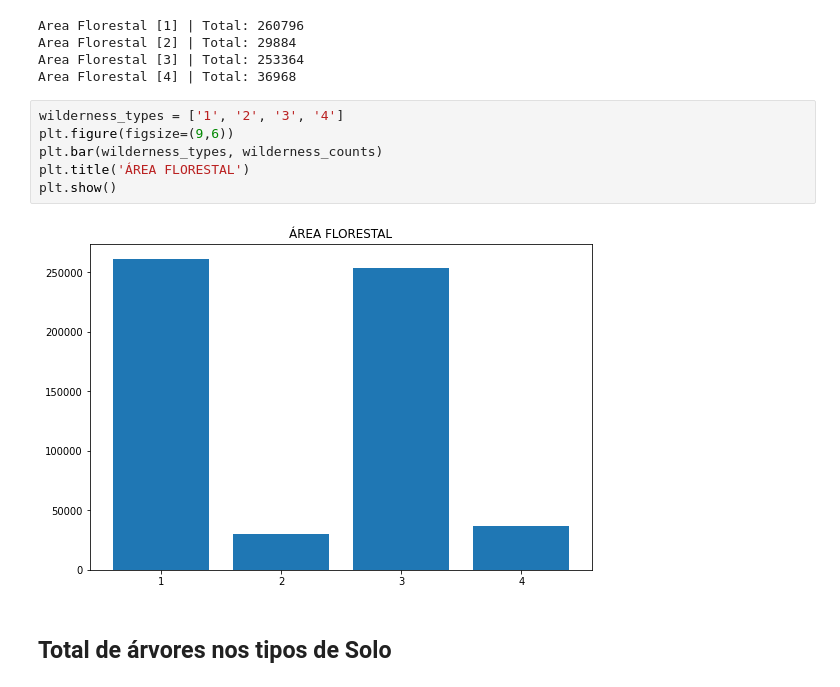
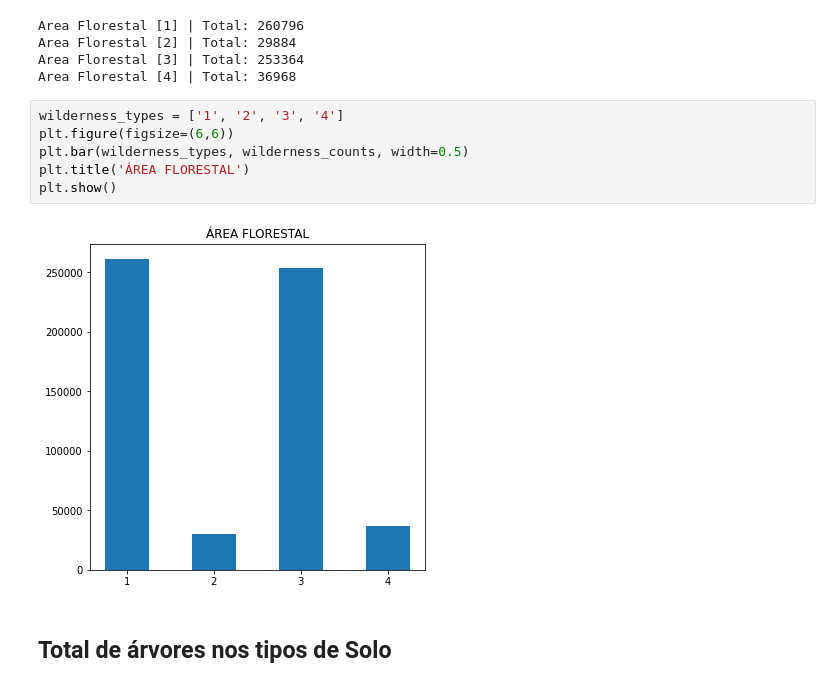
Before and after one commit to AllanHigorLP/Atividade_avaliativa-2.2-RNA, a Jupyter notebook: PP_2_2_1_Conhecendo_o_Conjunto_de_Dados.ipynb, the cells around one changed output. Saved outputs shown, nothing was run; the diff lists cells and outputs as text.

```diff
--- a/PP_2_2_1_Conhecendo_o_Conjunto_de_Dados.ipynb
+++ b/PP_2_2_1_Conhecendo_o_Conjunto_de_Dados.ipynb
@@ -350,12 +350,12 @@ Area Florestal [3] | Total: 253364
 Area Florestal [4] | Total: 36968
 # %%
 wilderness_types = ['1', '2', '3', '4']
-plt.figure(figsize=(9,6))
-plt.bar(wilderness_types, wilderness_counts)
+plt.figure(figsize=(6,6))
+plt.bar(wilderness_types, wilderness_counts, width=0.5)
 plt.title('ÁREA FLORESTAL')
 plt.show()
 # %% [output]
-[figure, old version]
+[figure, new version]
 # %% [markdown]
 ## Total de árvores nos tipos de Solo
 # %%
```
